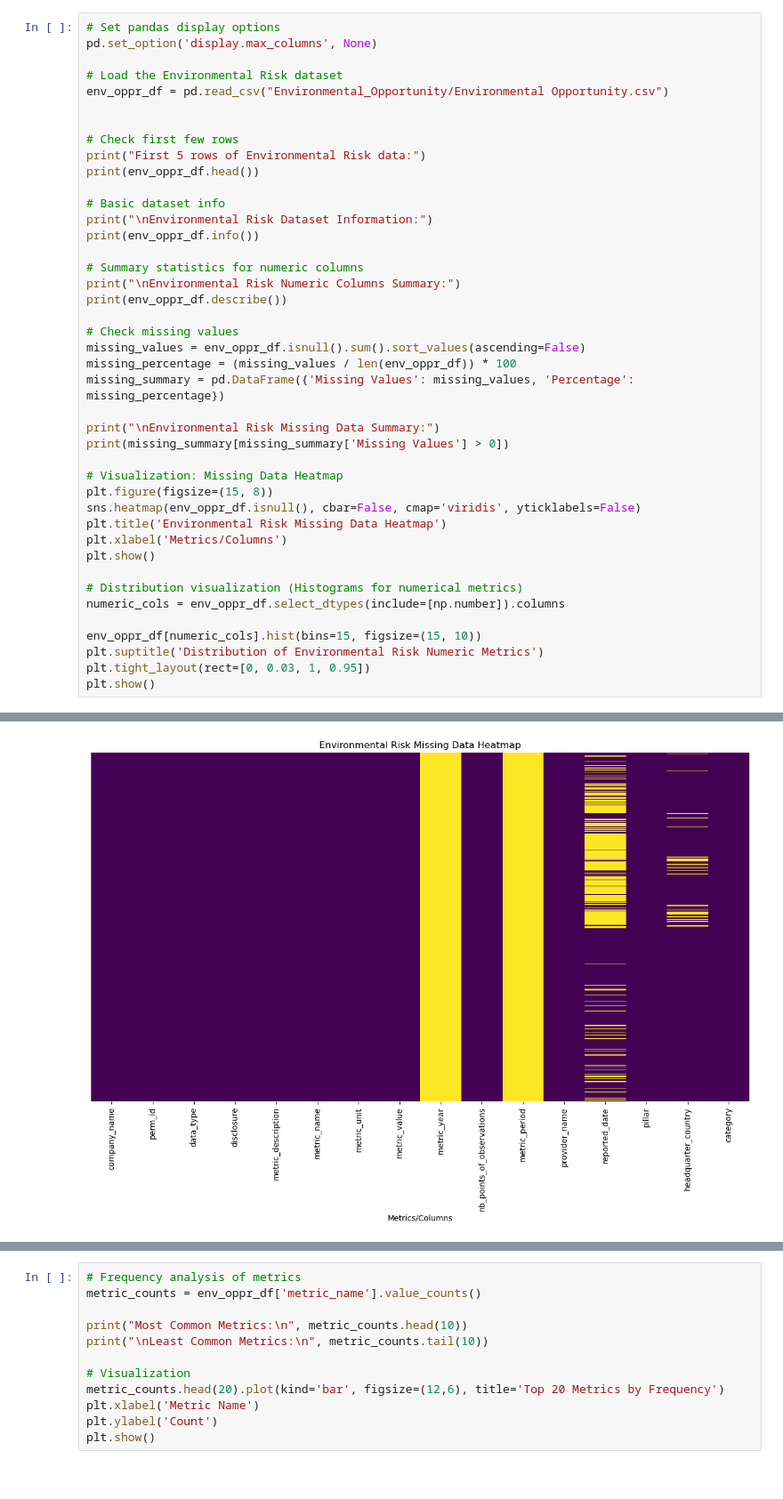
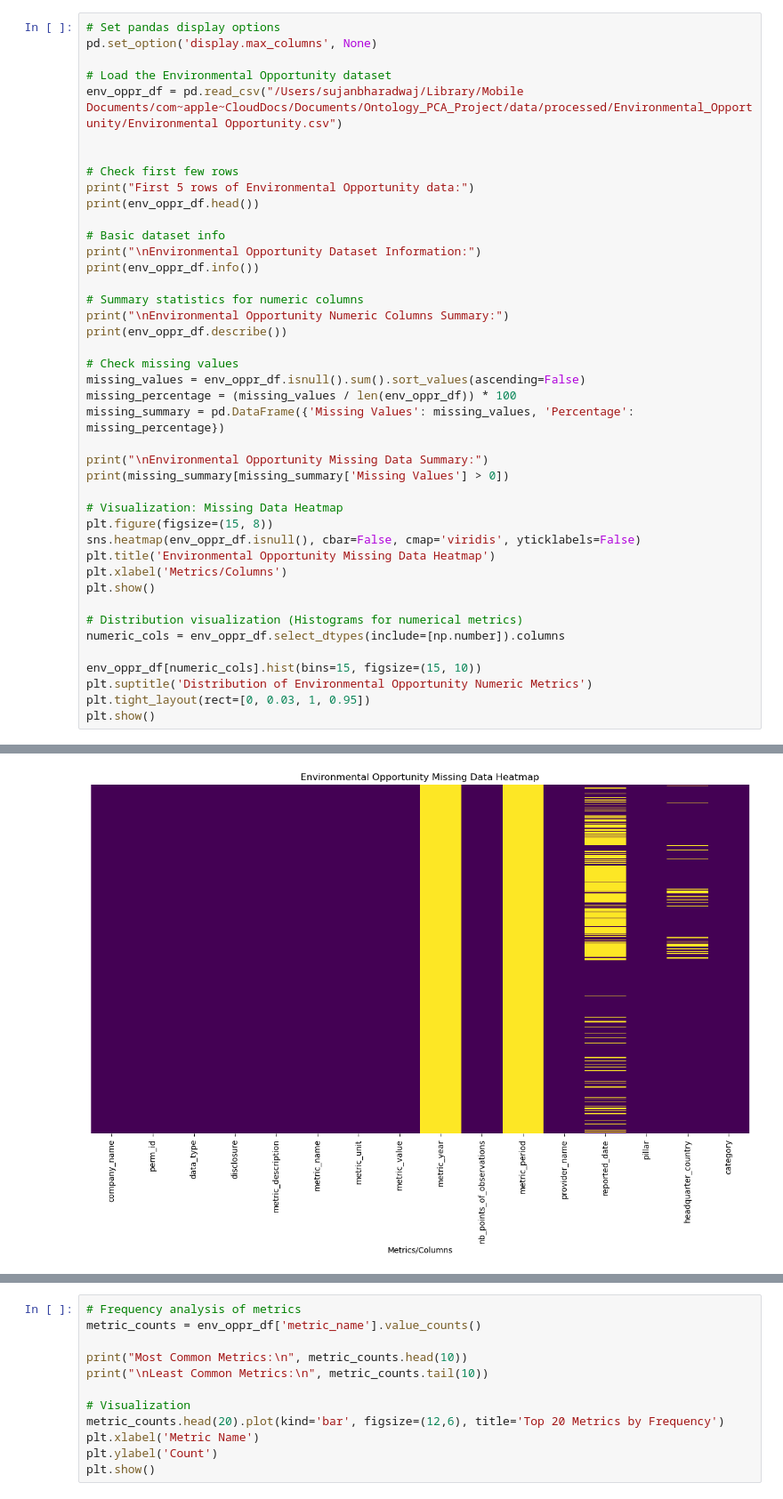
Before and after one commit to Sujan2023-AI/ESG_Analytical_Platform, a Jupyter notebook: notebooks/EDA.ipynb, the cells around one changed output, grey strips where cells are left out. Shown at 89% size. Saved outputs shown, nothing was run; the diff lists cells and outputs as text.

Commit message:
Updated EDA.ipynb and cleaned dataset

```diff
--- a/notebooks/EDA.ipynb
+++ b/notebooks/EDA.ipynb
@@ -101,20 +110,20 @@ Name: count, dtype: int64
 # Set pandas display options
 pd.set_option('display.max_columns', None)
 
-# Load the Environmental Risk dataset
-env_oppr_df = pd.read_csv("Environmental_Opportunity/Environmental Opportunity.csv")
+# Load the Environmental Opportunity dataset
+env_oppr_df = pd.read_csv("/Users/sujanbharadwaj/Library/Mobile Documents/com~apple~CloudDocs/Documents/Ontology_PCA_Project/data/processed/Environmental_Opportunity/Environmental Opportunity.csv")
 
 
 # Check first few rows
-print("First 5 rows of Environmental Risk data:")
+print("First 5 rows of Environmental Opportunity data:")
 print(env_oppr_df.head())
 
 # Basic dataset info
-print("\nEnvironmental Risk Dataset Information:")
+print("\nEnvironmental Opportunity Dataset Information:")
 print(env_oppr_df.info())
 
 # Summary statistics for numeric columns
-print("\nEnvironmental Risk Numeric Columns Summary:")
+print("\nEnvironmental Opportunity Numeric Columns Summary:")
 print(env_oppr_df.describe())
 
 # Check missing values
@@ -122,13 +131,13 @@ missing_values = env_oppr_df.isnull().sum().sort_values(ascending=False)
 missing_percentage = (missing_values / len(env_oppr_df)) * 100
 missing_summary = pd.DataFrame({'Missing Values': missing_values, 'Percentage': missing_percentage})
 
-print("\nEnvironmental Risk Missing Data Summary:")
+print("\nEnvironmental Opportunity Missing Data Summary:")
 print(missing_summary[missing_summary['Missing Values'] > 0])
 
 # Visualization: Missing Data Heatmap
 plt.figure(figsize=(15, 8))
 sns.heatmap(env_oppr_df.isnull(), cbar=False, cmap='viridis', yticklabels=False)
-plt.title('Environmental Risk Missing Data Heatmap')
+plt.title('Environmental Opportunity Missing Data Heatmap')
 plt.xlabel('Metrics/Columns')
 plt.show()
 
@@ -136,7 +145,7 @@ plt.show()
 numeric_cols = env_oppr_df.select_dtypes(include=[np.number]).columns
 
 env_oppr_df[numeric_cols].hist(bins=15, figsize=(15, 10))
-plt.suptitle('Distribution of Environmental Risk Numeric Metrics')
+plt.suptitle('Distribution of Environmental Opportunity Numeric Metrics')
 plt.tight_layout(rect=[0, 0.03, 1, 0.95])
 plt.show()
 # %% [output]
@@ -144,17 +153,17 @@ First 5 rows of Environmental Risk data:
                                         company_name     perm_id data_type  \
 0  Abdullah Saad Mohammed Abo Moati for Bookstore...  5052962521       int
 1  Abdullah Saad Mohammed Abo Moati for Bookstore...  5052962521       int
 2  Abdullah Saad Mohammed Abo Moati for Bookstore...  5052962521       int
 3  Abdullah Saad Mohammed Abo Moati for Bookstore...  5052962521       int
 4  Abdullah Saad Mohammed Abo Moati for Bookstore...  5052962521       int
 
    disclosure                                 metric_description  \
 0  CALCULATED  Does the company develop products and services...
 1    REPORTED  Does the company develop products or technolog...
 2    REPORTED  Does the company have a policy to improve its ...
 ... (73 lines left out)
 metric_year                  752505  100.000000
 metric_period                752505  100.000000
 reported_date                293444   38.995621
 headquarter_country           51692    6.869323
-[figure, old version]
+[figure, new version]
```
Also changed, not shown: parts of 17 cells of this notebook.
